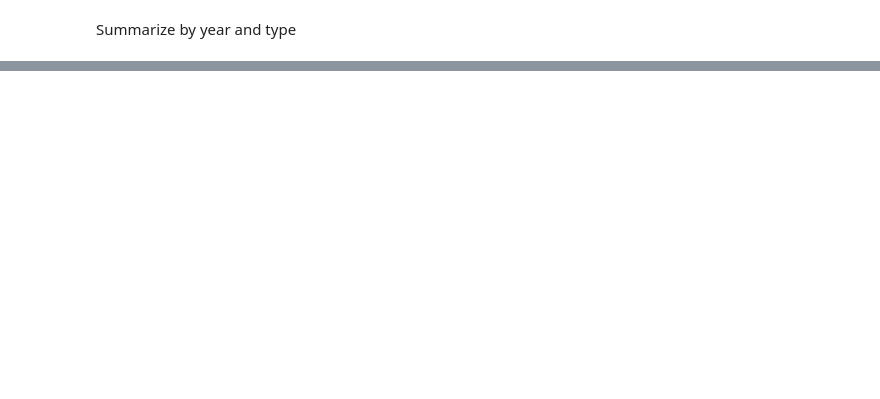
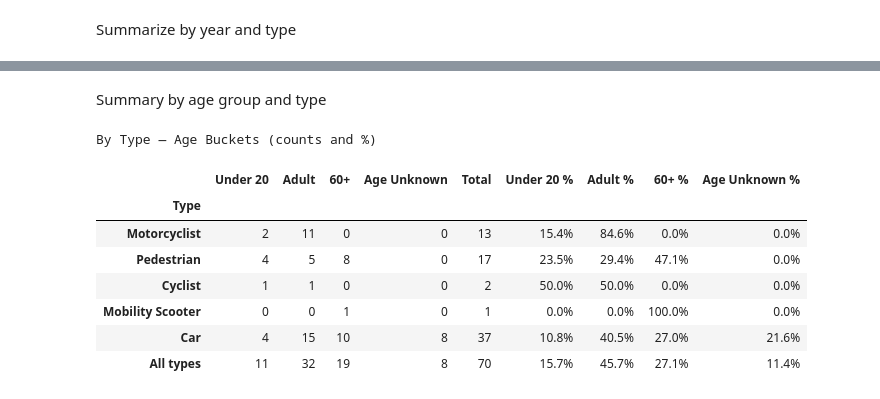
Before and after one commit to alex-jk/YRP-vehicle-accidents, a Jupyter notebook: yrp_vehicle_accidents_analysis.ipynb, the cells around one changed output, grey strips where cells are left out. Cells and saved outputs as stored; diff of their text form; code cells hidden in the pictures; blank space fills up the shorter version.

```diff
--- a/yrp_vehicle_accidents_analysis.ipynb
+++ b/yrp_vehicle_accidents_analysis.ipynb
@@ -145,0 +188,65 @@ Fatalities by Year and Victim Type
+# %% [markdown]
+Summary by age group and type
+# %%
+def age_bucket_counts(cell, deaths):
+    out = {'Under 20': 0, 'Adult': 0, '60+': 0, 'Age Unknown': 0}
+    if not isinstance(cell, str) or not cell.strip():
+        out['Age Unknown'] = deaths; return pd.Series(out)
+    toks = [t.strip() for t in re.split(r'[,/;|]', cell) if t.strip()]
+    for t in toks:
+        tl = t.lower()
+        if tl == 'adult': out['Adult'] += 1
+        elif tl == 'youth': out['Under 20'] += 1
+        elif tl in {'na','n/a','unknown'}: out['Age Unknown'] += 1
+        elif tl == '60+': out['60+'] += 1
+        else:
+            digits = re.sub(r'[^\d]', '', tl)
+            if digits:
+                n = int(digits)
+                out['60+' if n>=60 else 'Adult' if n>=20 else 'Under 20'] += 1
+            else:
+                out['Age Unknown'] += 1
+    missing = max(0, deaths - sum(out.values()))
+    if missing: out['Age Unknown'] += missing
+    return pd.Series(out)
+
+age_cols = ['Under 20', 'Adult', '60+', 'Age Unknown']
+
+# aggregate by Type
+by_type_age = (
+    pd.concat([df['Type'],
+               df.apply(lambda r: age_bucket_counts(r['Age'], int(r['Deaths'])), axis=1)], axis=1)
+      .groupby('Type')[age_cols].sum()
+).reindex(select_cols, fill_value=0)
+
+# counts + percents
+by_type_age['Total'] = by_type_age[age_cols].sum(axis=1)
+pct_cols = [f"{c} %" for c in age_cols]
+by_type_age[pct_cols] = (by_type_age[age_cols].div(by_type_age['Total'], axis=0)*100).round(1)
+
+# ---- bottom totals row ----
+tot_counts = by_type_age[age_cols].sum()
+tot_total  = int(tot_counts.sum())
+tot_pcts   = (tot_counts / tot_total * 100).round(1)
+by_type_age.loc['All types', age_cols] = tot_counts.values
+by_type_age.loc['All types', 'Total']  = tot_total
+by_type_age.loc['All types', pct_cols] = tot_pcts.values
+
+# tidy display
+ordered_cols = age_cols + ['Total'] + pct_cols
+tbl = by_type_age[ordered_cols].copy()
+tbl[age_cols + ['Total']] = tbl[age_cols + ['Total']].astype(int)
+
+tbl.style.set_caption("By Type — Age Buckets (counts and %)") \
+    .set_table_styles([{'selector':'caption','props':[('font-weight','bold')]}]) \
+    .format({**{c:'{:,}' for c in age_cols+['Total']}, **{c:'{:.1f}%' for c in pct_cols}})
+# %% [output]
+By Type — Age Buckets (counts and %)
+|  | Under 20 | Adult | 60+ | Age Unknown | Total | Under 20 % | Adult % | 60+ % | Age Unknown % |
+| Type |  |  |  |  |  |  |  |  |  |
+| Motorcyclist | 2 | 11 | 0 | 0 | 13 | 15.4% | 84.6% | 0.0% | 0.0% |
+| Pedestrian | 4 | 5 | 8 | 0 | 17 | 23.5% | 29.4% | 47.1% | 0.0% |
+| Cyclist | 1 | 1 | 0 | 0 | 2 | 50.0% | 50.0% | 0.0% | 0.0% |
+| Mobility Scooter | 0 | 0 | 1 | 0 | 1 | 0.0% | 0.0% | 100.0% | 0.0% |
+| Car | 4 | 15 | 10 | 8 | 37 | 10.8% | 40.5% | 27.0% | 21.6% |
+| All types | 11 | 32 | 19 | 8 | 70 | 15.7% | 45.7% | 27.1% | 11.4% |
```
Also changed, not shown: parts of 5 cells of this notebook.
